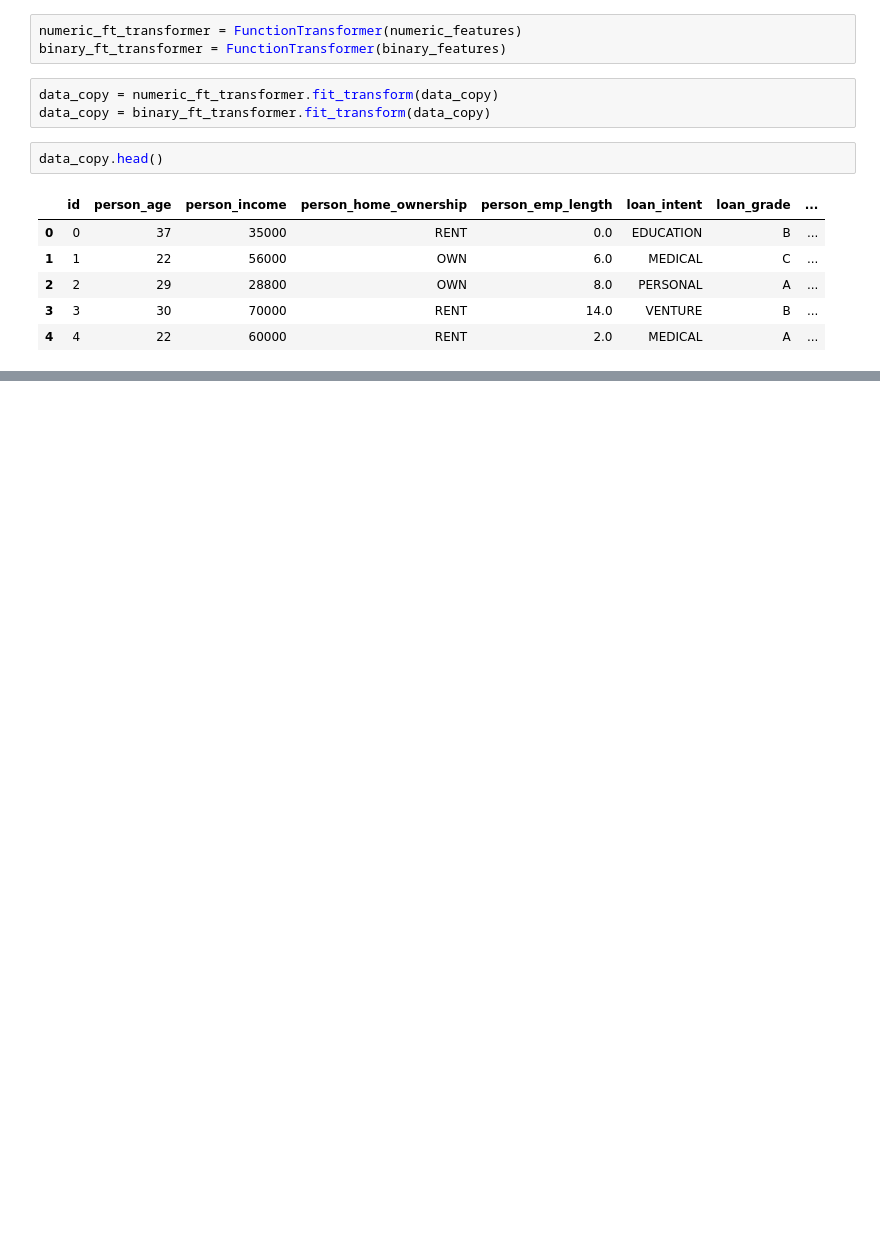
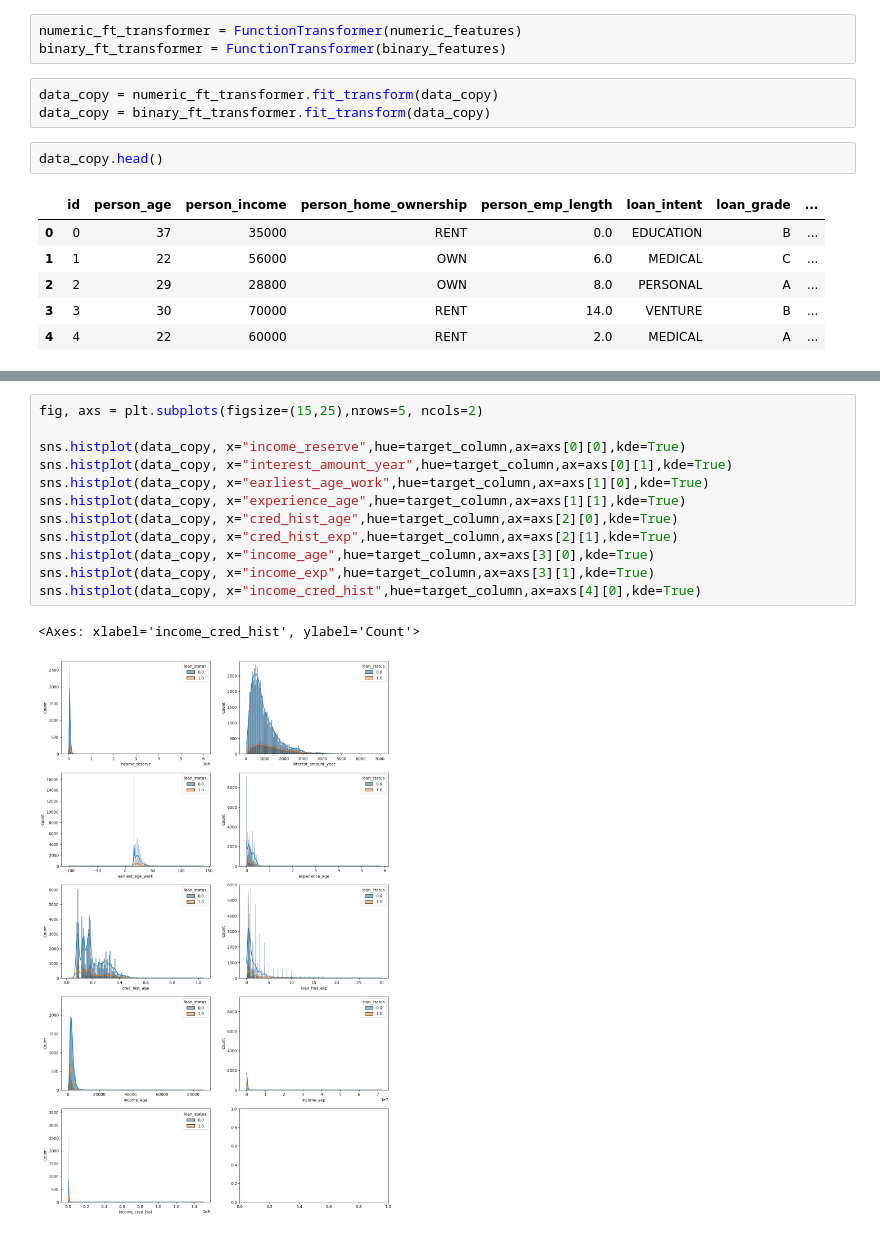
Before and after one commit to LoneCoder21/Loan-Approval, a Jupyter notebook: Classification/Loan Approval/loan_approval.ipynb, the cells around one changed output, grey strips where cells are left out. Cells and saved outputs as stored; diff of their text form; blank space fills up the shorter version.

```diff
--- a/Classification/Loan Approval/loan_approval.ipynb
+++ b/Classification/Loan Approval/loan_approval.ipynb
@@ -344,0 +352,15 @@ data_copy.head()
+# %%
+fig, axs = plt.subplots(figsize=(15,25),nrows=5, ncols=2)
+
+sns.histplot(data_copy, x="income_reserve",hue=target_column,ax=axs[0][0],kde=True)
+sns.histplot(data_copy, x="interest_amount_year",hue=target_column,ax=axs[0][1],kde=True)
+sns.histplot(data_copy, x="earliest_age_work",hue=target_column,ax=axs[1][0],kde=True)
+sns.histplot(data_copy, x="experience_age",hue=target_column,ax=axs[1][1],kde=True)
+sns.histplot(data_copy, x="cred_hist_age",hue=target_column,ax=axs[2][0],kde=True)
+sns.histplot(data_copy, x="cred_hist_exp",hue=target_column,ax=axs[2][1],kde=True)
+sns.histplot(data_copy, x="income_age",hue=target_column,ax=axs[3][0],kde=True)
+sns.histplot(data_copy, x="income_exp",hue=target_column,ax=axs[3][1],kde=True)
+sns.histplot(data_copy, x="income_cred_hist",hue=target_column,ax=axs[4][0],kde=True)
+# %% [output]
+<Axes: xlabel='income_cred_hist', ylabel='Count'>
+[figure, added]
```
Also changed, not shown: parts of 3 cells of this notebook.
